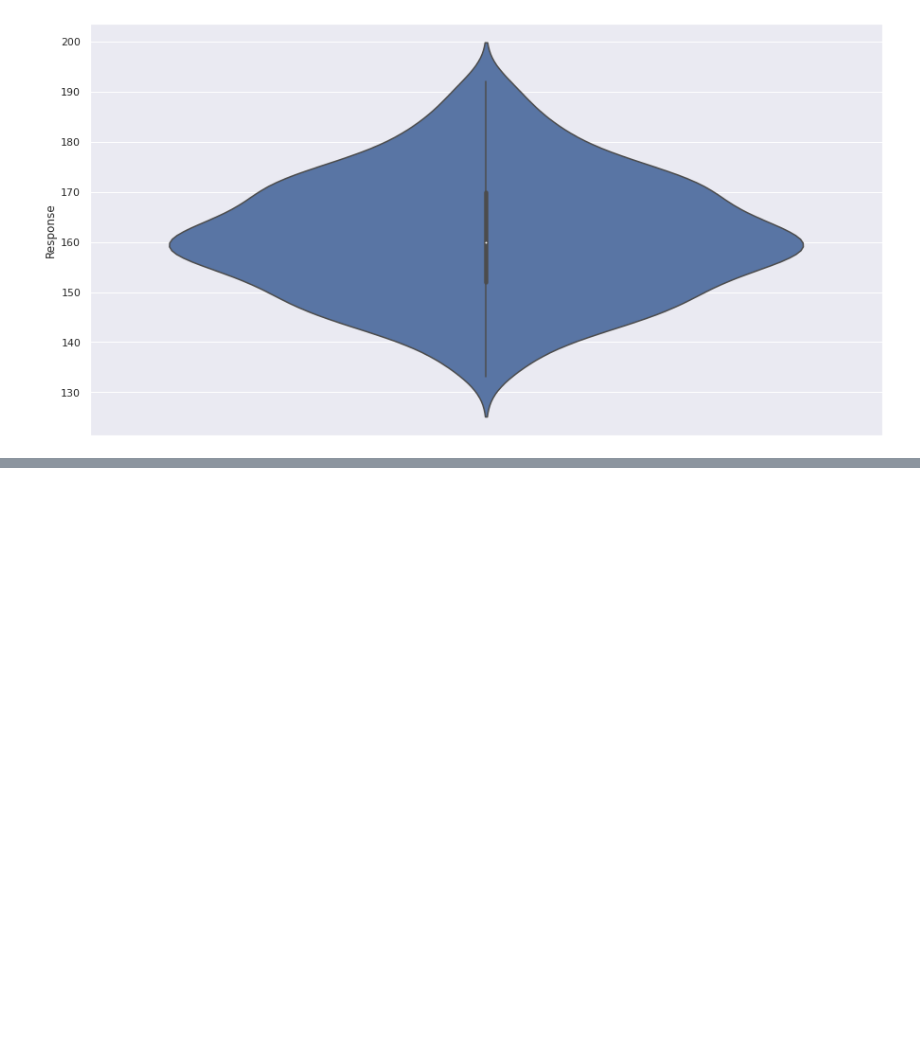
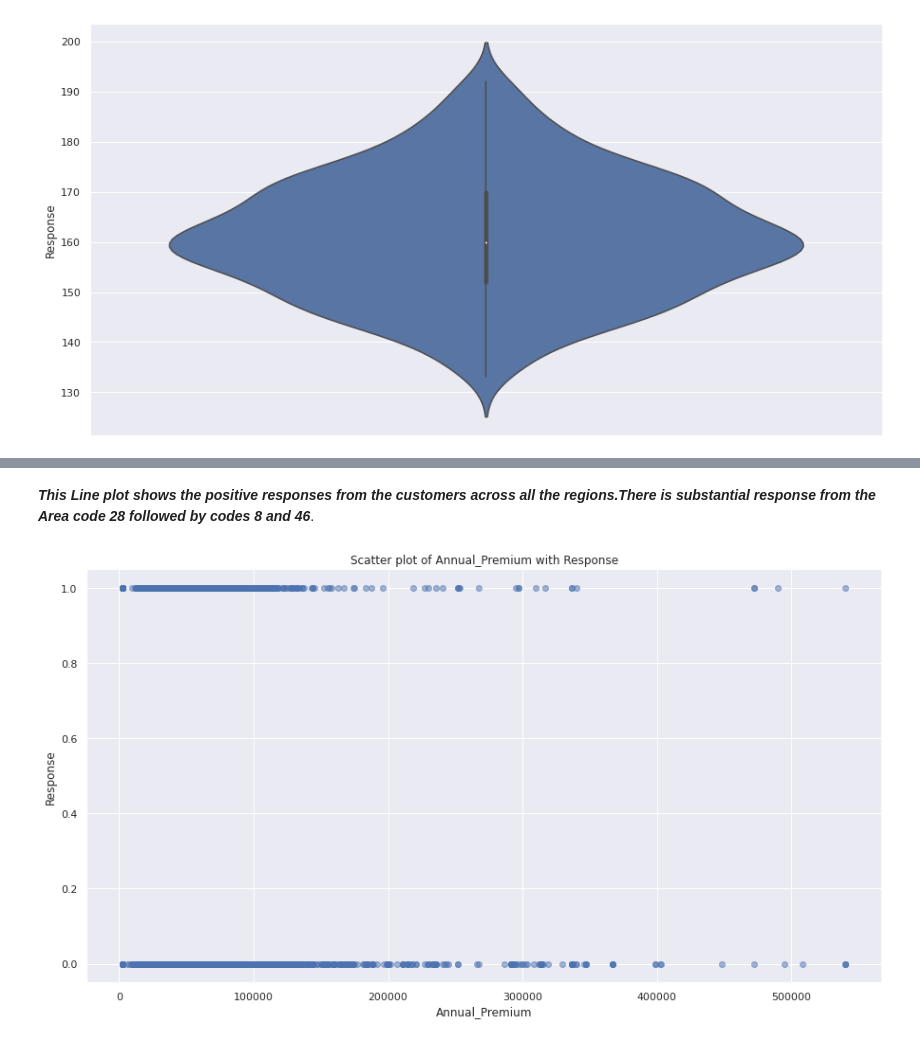
Before and after one commit to akifkashif/Health-Insurance-Prediction--Capstone-Project, a Jupyter notebook: Copy_of_HEALTH_INSURANCE_CROSS_SELL_PREDICTION.ipynb, the cells around one changed output, grey strips where cells are left out. Cells and saved outputs as stored; diff of their text form; code cells hidden in the pictures; blank space fills up the shorter version.

```diff
--- a/Copy_of_HEALTH_INSURANCE_CROSS_SELL_PREDICTION.ipynb
+++ b/Copy_of_HEALTH_INSURANCE_CROSS_SELL_PREDICTION.ipynb
@@ -322,0 +378,10 @@ sns.violinplot(y=df_Vintage)
+# %% [markdown]
+***This Line plot shows the positive responses from the customers across all the regions.There is substantial response from the Area code 28 followed by codes 8 and 46***.
+# %%
+plt.scatter(df['Annual_Premium'], df['Response'], alpha=0.5)
+plt.title('Scatter plot of Annual_Premium with Response')
+plt.xlabel('Annual_Premium')
+plt.ylabel('Response')
+plt.show()
+# %% [output]
+[figure, added]
```
Also changed, not shown: parts of 48 cells of this notebook.
